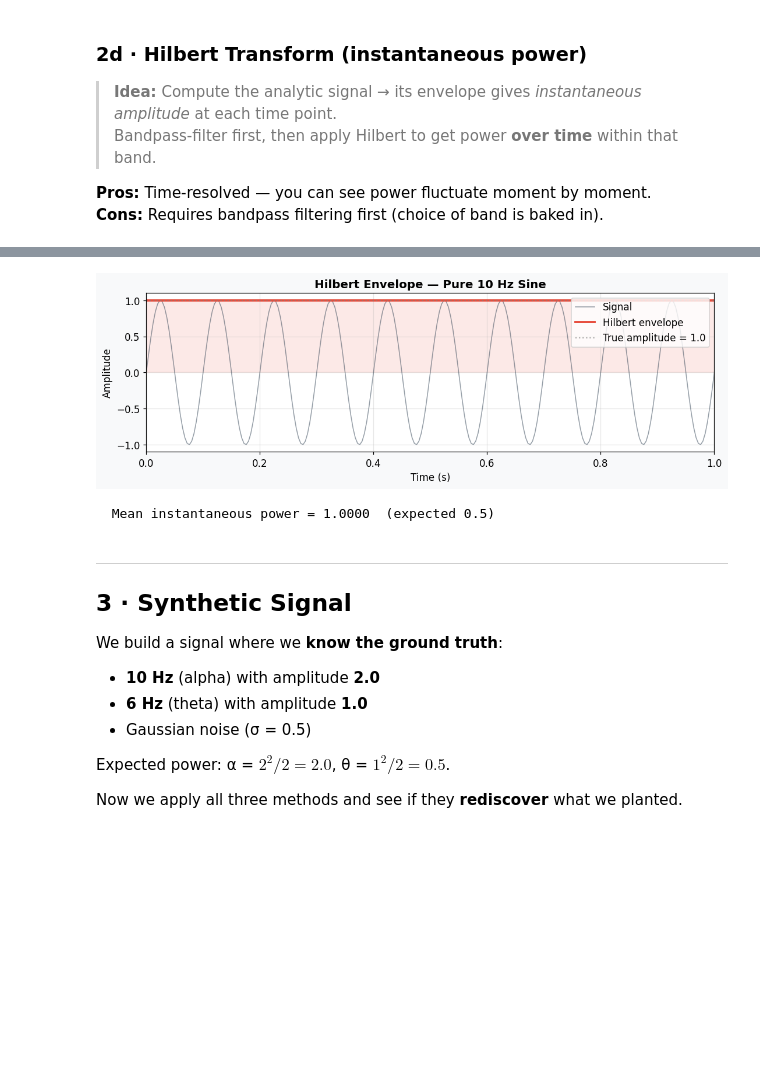
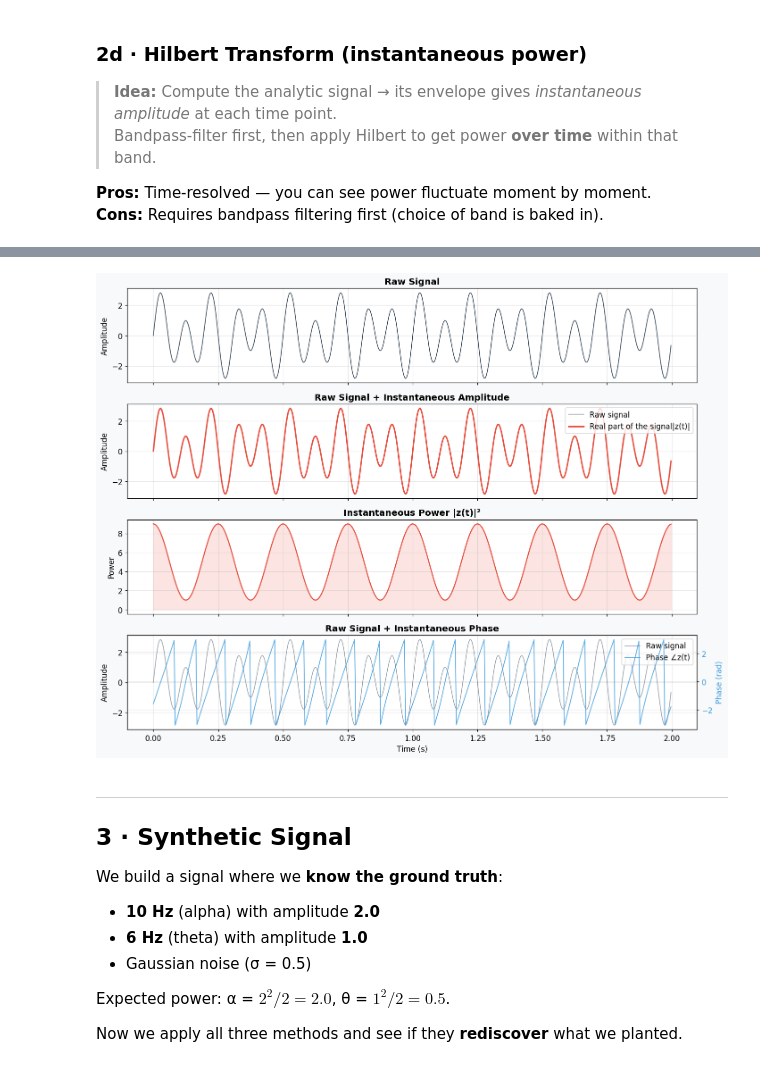
Before and after one commit to archigarg1234/eeg-notes, a Jupyter notebook: _sources/band_power_lecture.ipynb, the cells around one changed output, grey strips where cells are left out. Drawn from its saved outputs; the diff is of its cells as text; code cells hidden in the pictures; blank space fills up the shorter version.

```diff
--- a/_sources/band_power_lecture.ipynb
+++ b/_sources/band_power_lecture.ipynb
@@ -226,26 +271,60 @@ print("  → Morlet wavelet also finds the 10 Hz peak. Width of the peak reflect
 **Cons:** Requires bandpass filtering first (choice of band is baked in).
 # %% [markdown]
 ![Hilbert transform](images/hilberttransform.png)
-# %%
-# ── Hilbert on the same 10 Hz sine ───────────────────────────────────────────
-analytic   = hilbert(sine)
-envelope   = np.abs(analytic)
-inst_power = envelope ** 2
-
-fig, ax = plt.subplots(figsize=(10, 3.5))
-ax.plot(t, sine, color=C_SIGNAL, lw=1, alpha=0.5, label='Signal')
-ax.plot(t, envelope, color=C_ALPHA, lw=2.5, label='Hilbert envelope')
-ax.fill_between(t, envelope, alpha=0.12, color=C_ALPHA)
-ax.axhline(amp, ls=':', color='grey', alpha=0.6, label=f'True amplitude = {amp}')
-ax.set(xlabel='Time (s)', ylabel='Amplitude',
-       title='Hilbert Envelope — Pure 10 Hz Sine', xlim=(0, 1))
-ax.legend(loc='upper right')
-plt.tight_layout()
-plt.show()
-print(f"  Mean instantaneous power = {inst_power.mean():.4f}  (expected {theoretical_power})")
-# %% [output]
-[figure, removed]
-  Mean instantaneous power = 1.0000  (expected 0.5)
+# %%
+import numpy as np
+import matplotlib.pyplot as plt
+from scipy.signal import hilbert
+
+# ── Synthetic signal: two components ─────────────────────────────────────────
+fs  = 250
+dur = 2
+t   = np.arange(0, dur, 1/fs)
+
+x = 2.0 * np.sin(2 * np.pi * 10 * t) + 1.0 * np.sin(2 * np.pi * 6 * t)
+
+# ── Analytic signal z(t) ────────────────────────────────────────────────────
+z = hilbert(x)
+real = np.real(z)
+inst_amp   = np.abs(z)
+inst_power = inst_amp ** 2
+inst_phase = np.angle(z)  # no unwrap
+
+# ── Plot: 4 panels ──────────────────────────────────────────────────────────
+fig, axes = plt.subplots(4, 1, figsize=(13, 10), sharex=True)
+
+# 1) Raw signal
+axes[0].plot(t, x, color='#2c3e50', lw=1)
+axes[0].set(ylabel='Amplitude', title='Raw Signal')
+
+# 2) Raw signal + real part of analytic signal (envelope)
+axes[1].plot(t, x, color='#2c3e50', lw=1, alpha=0.5, label='Raw signal')
+axes[1].plot(t, real, color='#e74c3c', lw=2, label='Real part of the signal|z(t)|')
+# axes[1].plot(t, -inst_amp, color='#e74c3c', lw=2, alpha=0.4)
+axes[1].set(ylabel='Amplitude', title='Raw Signal + Instantaneous Amplitude')
+axes[1].legend(loc='upper right')
+
+# 3) Instantaneous power
+axes[2].plot(t, inst_power, color='#e74c3c', lw=1.5)
+axes[2].fill_between(t, inst_power, alpha=0.15, color='#e74c3c')
+axes[2].set(ylabel='Power', title='Instantaneous Power |z(t)|²')
+
+# 4) Raw signal + phase
+ax4 = axes[3]
+ax4.plot(t, x, color='#2c3e50', lw=1, alpha=0.5, label='Raw signal')
+ax_phase = ax4.twinx()
+ax_phase.plot(t, inst_phase, color='#3498db', lw=1.2, alpha=0.8, label='Phase ∠z(t)')
+ax4.set(xlabel='Time (s)', ylabel='Amplitude', title='Raw Signal + Instantaneous Phase')
+ax_phase.set_ylabel('Phase (rad)', color='#3498db')
+ax_phase.tick_params(axis='y', labelcolor='#3498db')
+lines1, labels1 = ax4.get_legend_handles_labels()
+lines2, labels2 = ax_phase.get_legend_handles_labels()
+ax4.legend(lines1 + lines2, labels1 + labels2, loc='upper right')
+
+plt.tight_layout()
+plt.show()
+# %% [output]
+[figure, added]
 # %% [markdown]
 ---
 ## 3 · Synthetic Signal
```
Also changed, not shown: parts of 4 cells of this notebook, 5 other files.
